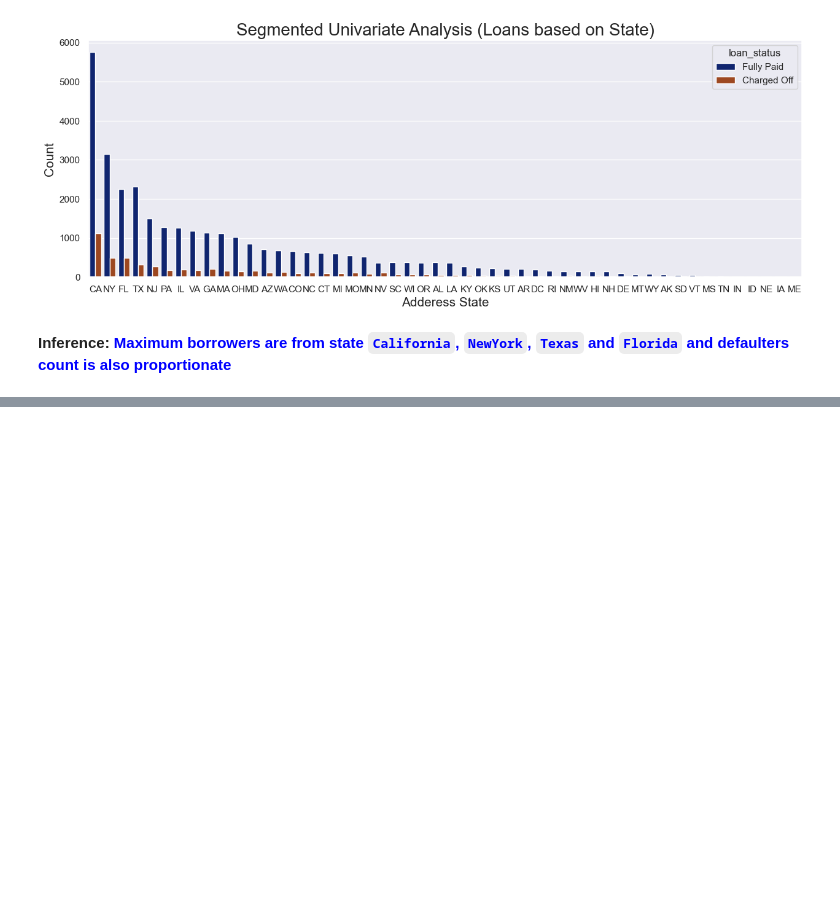
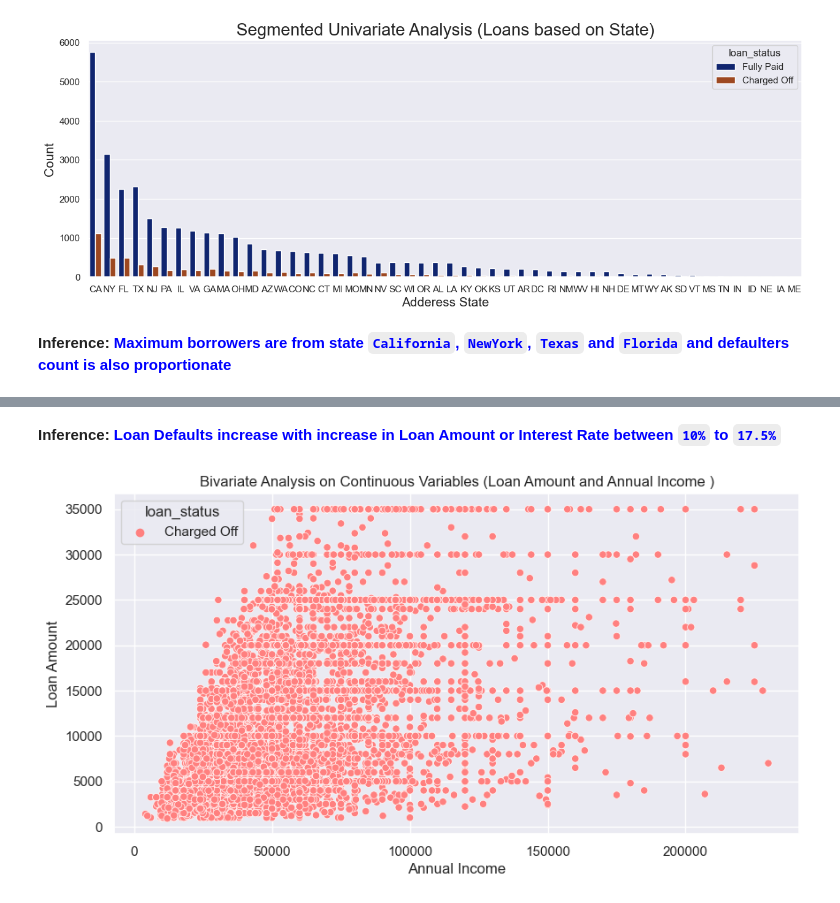
Before and after one commit to upasanapaul/LendingClubCaseStudy, a Jupyter notebook: lending_club_case_study.ipynb, the cells around one changed output, grey strips where cells are left out. Drawn from its saved outputs; the diff is of its cells as text; code cells hidden in the pictures; blank space fills up the shorter version.

```diff
--- a/lending_club_case_study.ipynb
+++ b/lending_club_case_study.ipynb
@@ -614,0 +644,12 @@ plt.show()
+# %% [markdown]
+**Inference: <font color="blue">Loan Defaults increase with increase in Loan Amount or Interest Rate between `10%` to `17.5%`</font>**
+# %%
+# Relation between of Annual Income and Loan Amount
+plt.figure(figsize=(10,5))
+sns.scatterplot(data=loan_df[(loan_df.loan_status == "Charged Off")], x='annual_inc', y='loan_amnt', hue='loan_status', palette='spring')
+plt.xlabel('Annual Income')
+plt.ylabel('Loan Amount')
+plt.title('Bivariate Analysis on Continuous Variables (Loan Amount and Annual Income )',fontsize=12)
+plt.show()
+# %% [output]
+[figure, added]
```
Also changed, not shown: parts of 44 cells of this notebook.
